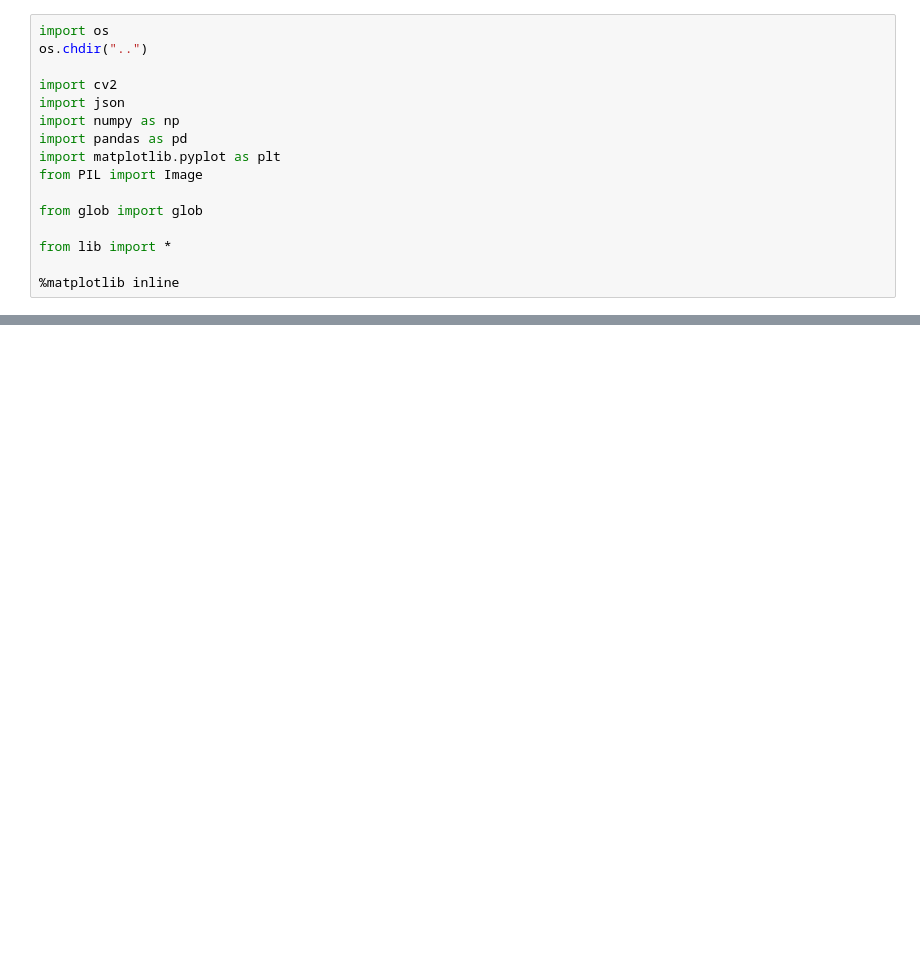
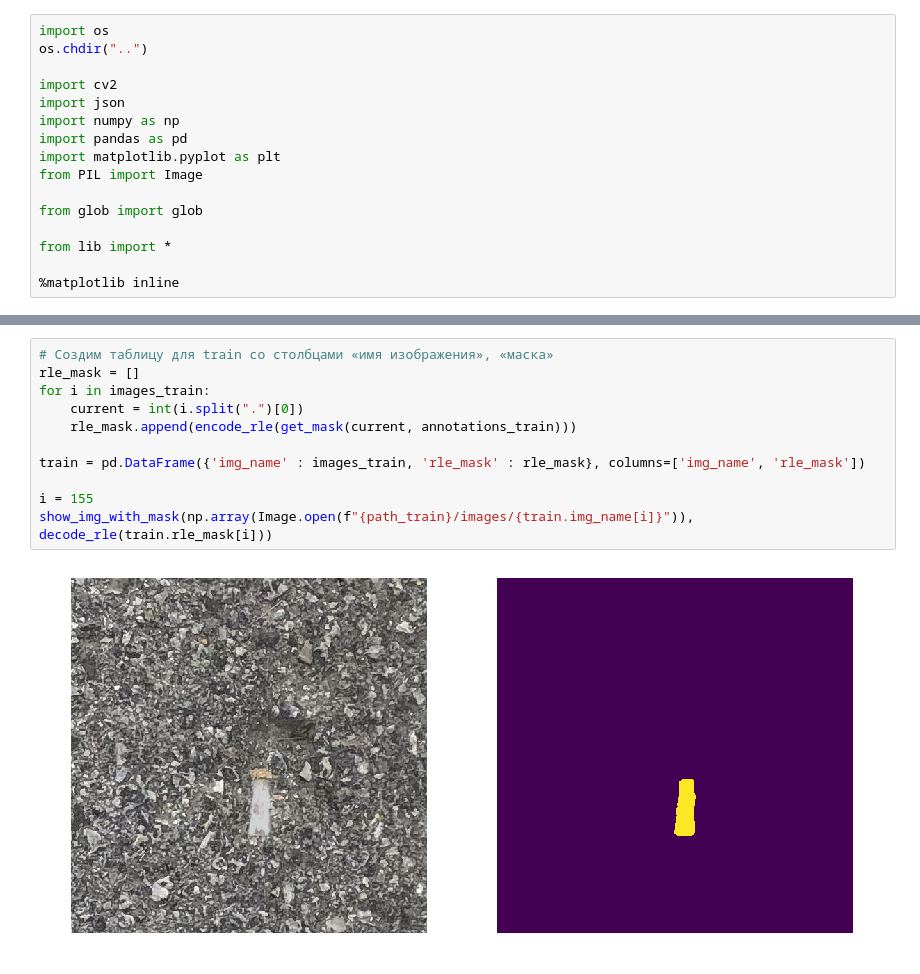
Before and after one commit to anyarulina/InternshipTestTask, a Jupyter notebook: cigarette_butt_segmentation/notebooks/GettingStarted.ipynb, the cells around one changed output, grey strips where cells are left out. Cells and saved outputs as stored; diff of their text form; blank space fills up the shorter version.

```diff
--- a/cigarette_butt_segmentation/notebooks/GettingStarted.ipynb
+++ b/cigarette_butt_segmentation/notebooks/GettingStarted.ipynb
@@ -62,0 +44,13 @@ show_img_with_mask(img, mask)
+# %%
+# Создим таблицу для train со столбцами «имя изображения», «маска»
+rle_mask = []
+for i in images_train:
+    current = int(i.split(".")[0])
+    rle_mask.append(encode_rle(get_mask(current, annotations_train)))
+
+train = pd.DataFrame({'img_name' : images_train, 'rle_mask' : rle_mask}, columns=['img_name', 'rle_mask'])
+
+i = 155
+show_img_with_mask(np.array(Image.open(f"{path_train}/images/{train.img_name[i]}")), decode_rle(train.rle_mask[i]))
+# %% [output]
+[figure, added]
```
Also changed, not shown: parts of 36 cells of this notebook.
